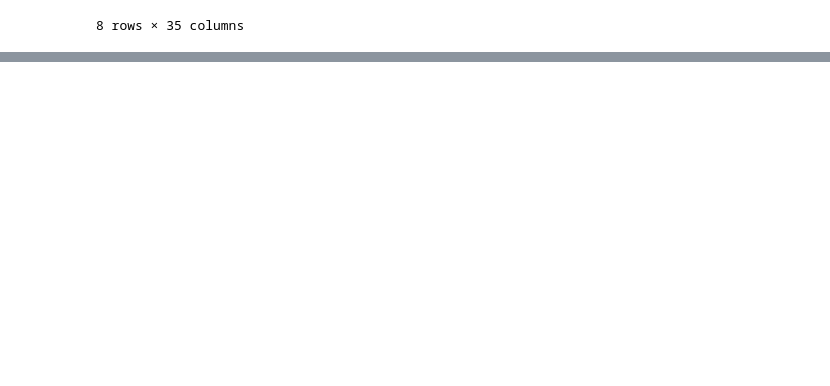
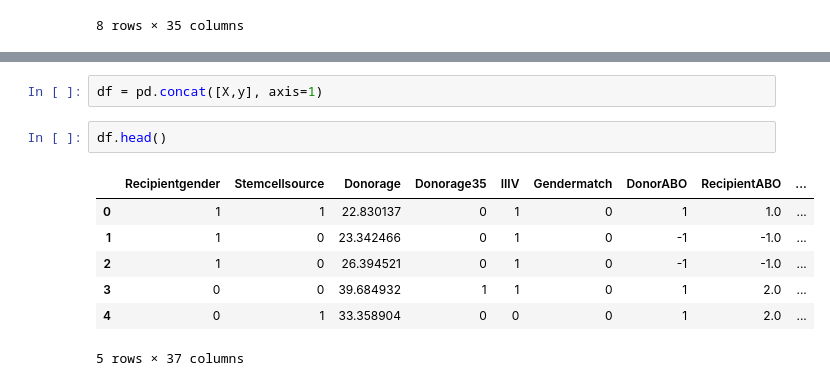
Before and after one commit to f3270/MLOps_team6, a Jupyter notebook: notebooks/Fase_1_Equipo6_v1.2_ftorres.ipynb, the cells around one changed output, grey strips where cells are left out. Drawn from its saved outputs; the diff is of its cells as text; blank space fills up the shorter version.

```diff
--- a/notebooks/Fase_1_Equipo6_v1.2_ftorres.ipynb
+++ b/notebooks/Fase_1_Equipo6_v1.2_ftorres.ipynb
@@ -95,0 +173,12 @@ X.describe()
+# %%
+df = pd.concat([X,y], axis=1)
+# %%
+df.head()
+# %% [output]
+|  | Recipientgender | Stemcellsource | Donorage | Donorage35 | IIIV | Gendermatch | DonorABO | RecipientABO | ... |
+| 0 | 1 | 1 | 22.830137 | 0 | 1 | 0 | 1 | 1.0 | ... |
+| 1 | 1 | 0 | 23.342466 | 0 | 1 | 0 | -1 | -1.0 | ... |
+| 2 | 1 | 0 | 26.394521 | 0 | 1 | 0 | -1 | -1.0 | ... |
+| 3 | 0 | 0 | 39.684932 | 1 | 1 | 0 | 1 | 2.0 | ... |
+| 4 | 0 | 1 | 33.358904 | 0 | 0 | 0 | 1 | 2.0 | ... |
+5 rows × 37 columns
```
Also changed, not shown: parts of 21 cells of this notebook.
